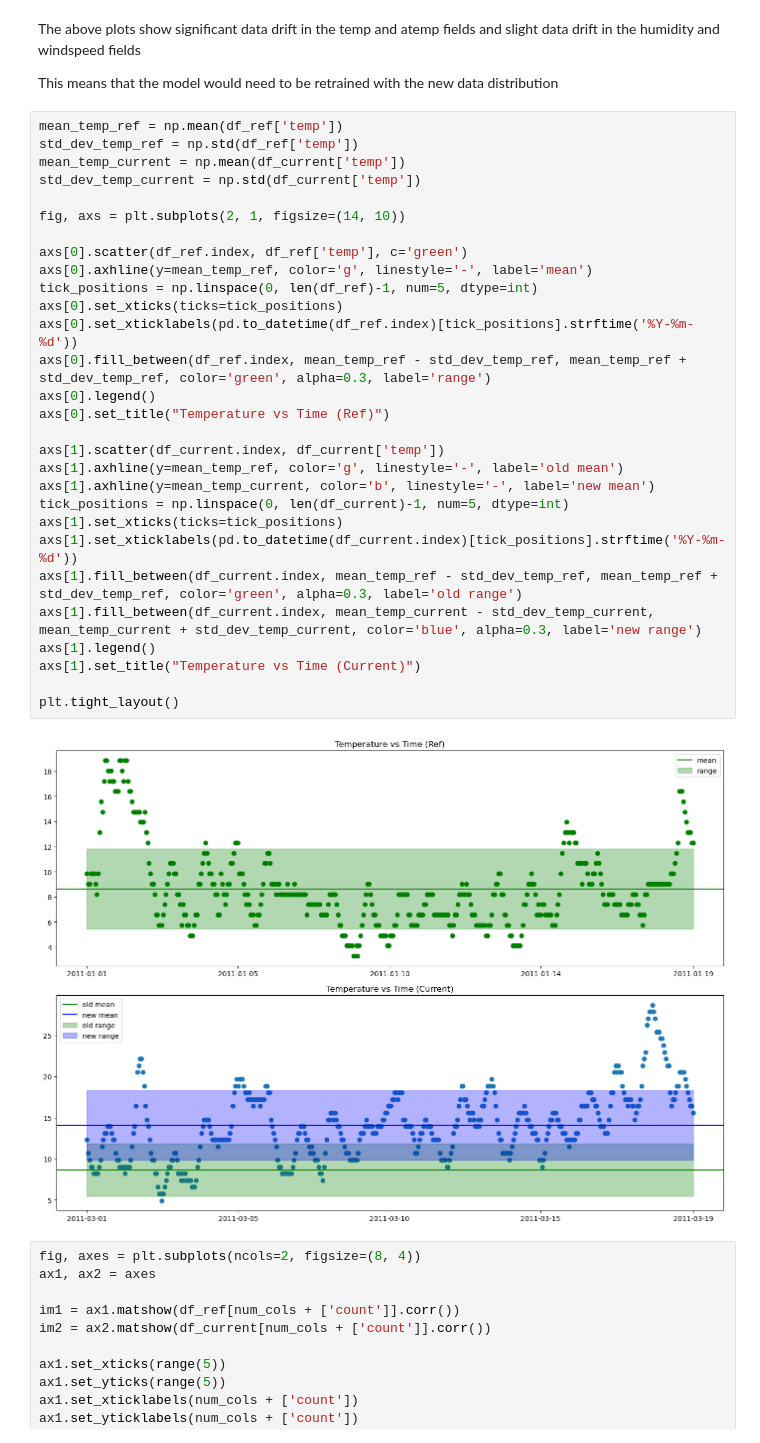
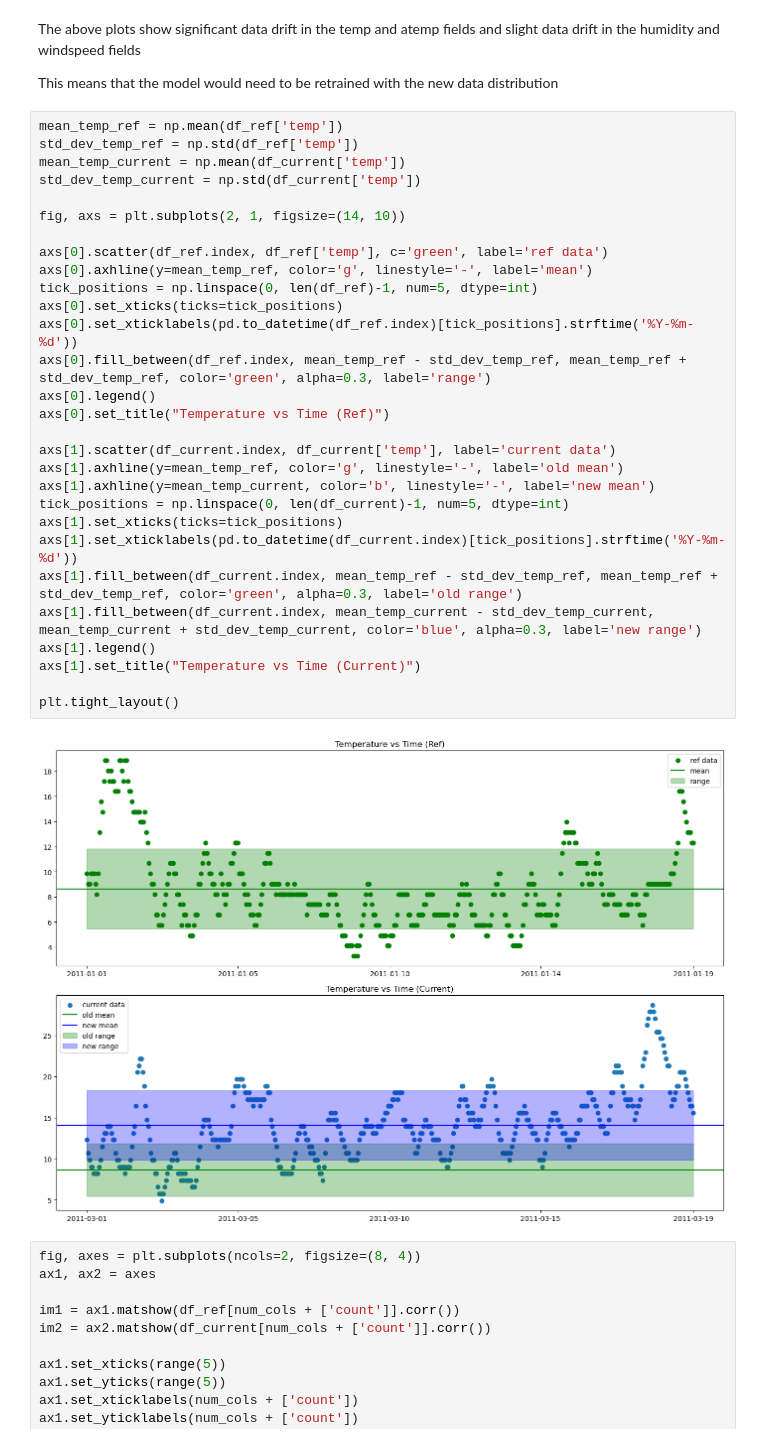
Before and after one commit to sephcodes/production-monitoring, a Jupyter notebook: production_monitoring.ipynb, the cells around one changed output. Saved outputs shown, nothing was run; the diff lists cells and outputs as text.

```diff
--- a/production_monitoring.ipynb
+++ b/production_monitoring.ipynb
@@ -190,34 +190,34 @@ This means that the model would need to be retrained with the new data distribut
 # %%
 mean_temp_ref = np.mean(df_ref['temp'])
 std_dev_temp_ref = np.std(df_ref['temp'])
 mean_temp_current = np.mean(df_current['temp'])
 std_dev_temp_current = np.std(df_current['temp'])
 
 fig, axs = plt.subplots(2, 1, figsize=(14, 10))
 
-axs[0].scatter(df_ref.index, df_ref['temp'], c='green')
+axs[0].scatter(df_ref.index, df_ref['temp'], c='green', label='ref data')
 axs[0].axhline(y=mean_temp_ref, color='g', linestyle='-', label='mean')
 tick_positions = np.linspace(0, len(df_ref)-1, num=5, dtype=int)
 axs[0].set_xticks(ticks=tick_positions)
 axs[0].set_xticklabels(pd.to_datetime(df_ref.index)[tick_positions].strftime('%Y-%m-%d'))
 axs[0].fill_between(df_ref.index, mean_temp_ref - std_dev_temp_ref, mean_temp_ref + std_dev_temp_ref, color='green', alpha=0.3, label='range')
 axs[0].legend()
 axs[0].set_title("Temperature vs Time (Ref)")
 
-axs[1].scatter(df_current.index, df_current['temp'])
+axs[1].scatter(df_current.index, df_current['temp'], label='current data')
 axs[1].axhline(y=mean_temp_ref, color='g', linestyle='-', label='old mean')
 axs[1].axhline(y=mean_temp_current, color='b', linestyle='-', label='new mean')
 tick_positions = np.linspace(0, len(df_current)-1, num=5, dtype=int)
 axs[1].set_xticks(ticks=tick_positions)
 axs[1].set_xticklabels(pd.to_datetime(df_current.index)[tick_positions].strftime('%Y-%m-%d'))
 axs[1].fill_between(df_current.index, mean_temp_ref - std_dev_temp_ref, mean_temp_ref + std_dev_temp_ref, color='green', alpha=0.3, label='old range')
 axs[1].fill_between(df_current.index, mean_temp_current - std_dev_temp_current, mean_temp_current + std_dev_temp_current, color='blue', alpha=0.3, label='new range')
 axs[1].legend()
 axs[1].set_title("Temperature vs Time (Current)")
 
 plt.tight_layout()
 # %% [output]
-[figure, old version]
+[figure, new version]
 # %%
 fig, axes = plt.subplots(ncols=2, figsize=(8, 4))
 ax1, ax2 = axes
```
